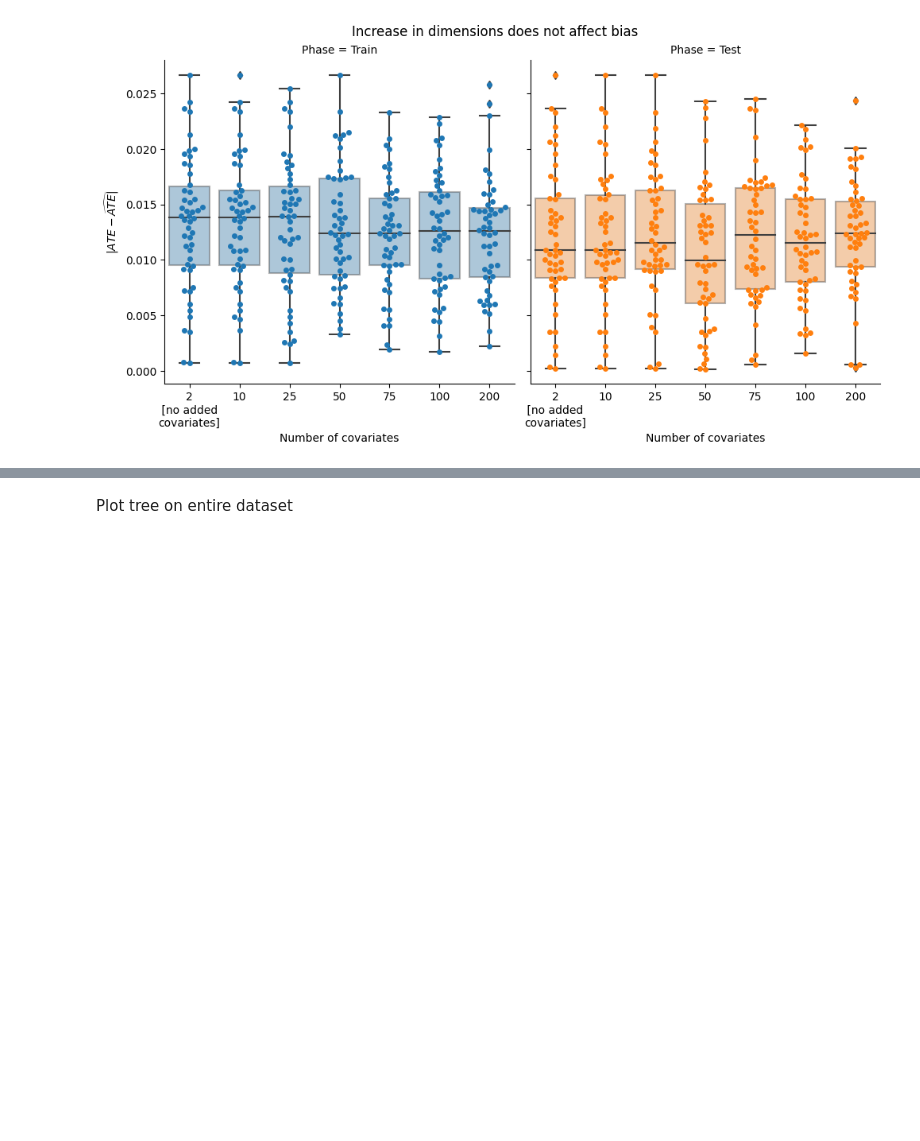
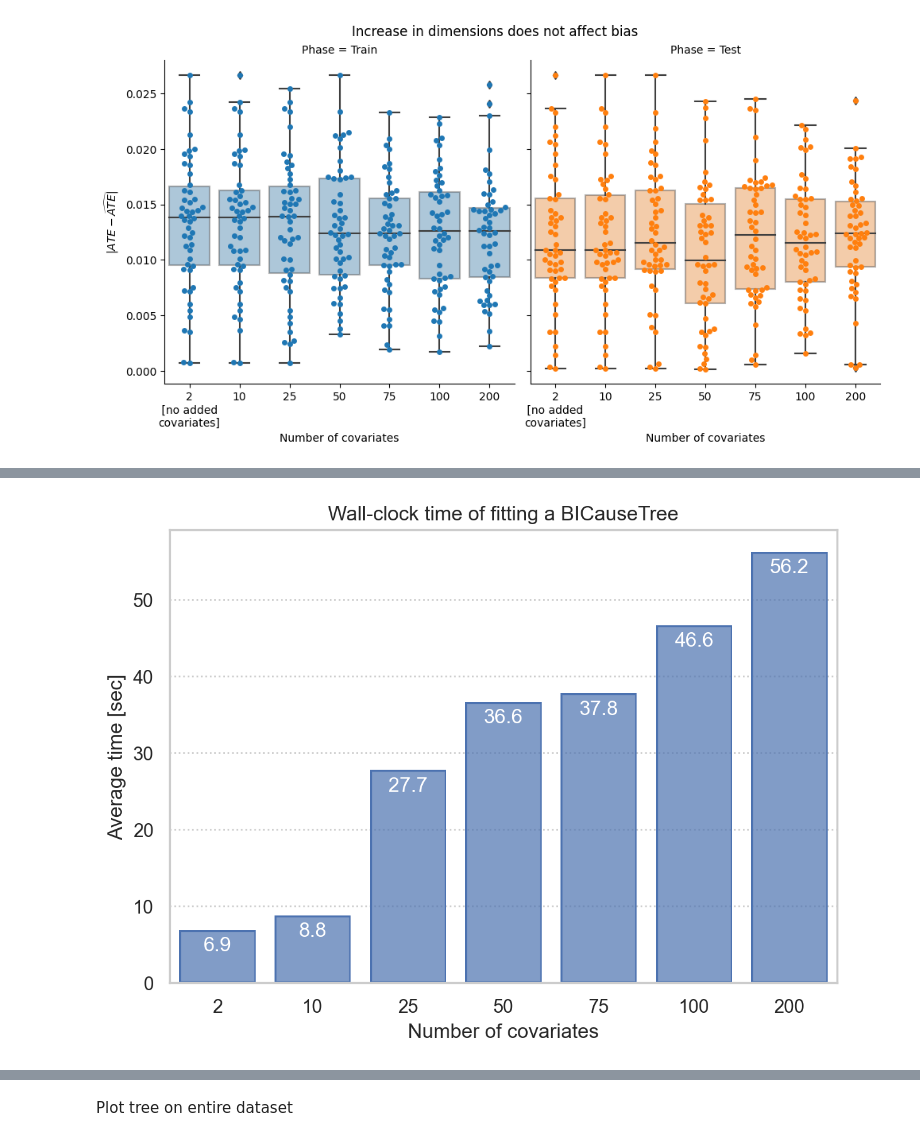
Before and after one commit to IBM-HRL-MLHLS/BICause-Trees, a Jupyter notebook: high_dimensional_experiment.ipynb, the cells around one changed output, grey strips where cells are left out. Saved outputs shown, nothing was run; the diff lists cells and outputs as text; code cells hidden in the pictures; blank space fills up the shorter version.

```diff
--- a/high_dimensional_experiment.ipynb
+++ b/high_dimensional_experiment.ipynb
@@ -277,0 +293,22 @@ for ext in ["svg", "png", "pdf"]:
+# %%
+p = so.Plot(
+    elapsed_time,
+    x="n_covariates",
+    y="elapsed_time",
+    text="text",
+).add(
+    so.Bar()
+).add(
+    so.Text(color="white", valign="top")
+).scale(
+    x=so.Nominal(),
+).label(
+    x="Number of covariates",
+    y="Average time [sec]",
+    title="Wall-clock time of fitting a BICauseTree",
+).theme(
+    {**sns.axes_style("whitegrid"), "grid.linestyle": ":"}
+)
+p
+# %% [output]
+[figure, added]
```
Also changed, not shown: parts of 3 cells of this notebook.
